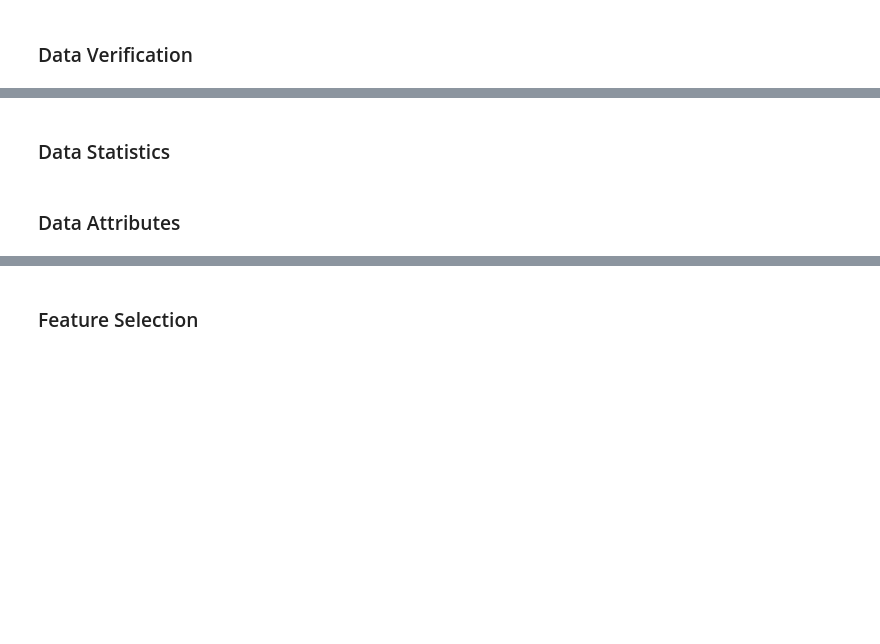
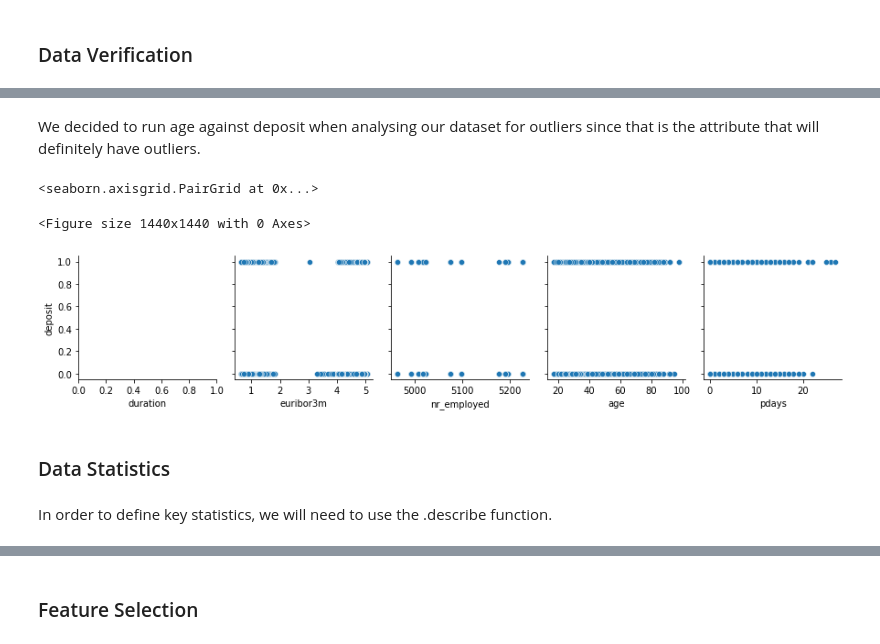
Before and after one commit to CSML1000-Winter2021-GroupA/bank-analysis, a Jupyter notebook: Bank_Analysis_Report_ROUGH.ipynb, the cells around one changed output, grey strips where cells are left out. Drawn from its saved outputs; the diff is of its cells as text; code cells hidden in the pictures; blank space fills up the shorter version.

```diff
--- a/Bank_Analysis_Report_ROUGH.ipynb
+++ b/Bank_Analysis_Report_ROUGH.ipynb
@@ -293,4 +1280,14 @@ Our C-statistic is 0.9 which is > 0.7
+# %% [markdown]
+We decided to run age against deposit when analysing our dataset for outliers since that is the attribute that will definitely have outliers.
+# %%
+fig = plt.figure(figsize = (20,20))
+
+sns.pairplot(data = bank_model_df, x_vars = ['duration','euribor3m','nr_employed','age','pdays'], y_vars = ['deposit'])
+# %% [output]
+<seaborn.axisgrid.PairGrid at 0x...>
+<Figure size 1440x1440 with 0 Axes>
+[figure, added]
 # %% [markdown]
 ### Data Statistics
-# %% [markdown]
-### Data Attributes
+# %% [markdown]
+In order to define key statistics, we will need to use the .describe function.
```
Also changed, not shown: parts of 90 cells of this notebook.
